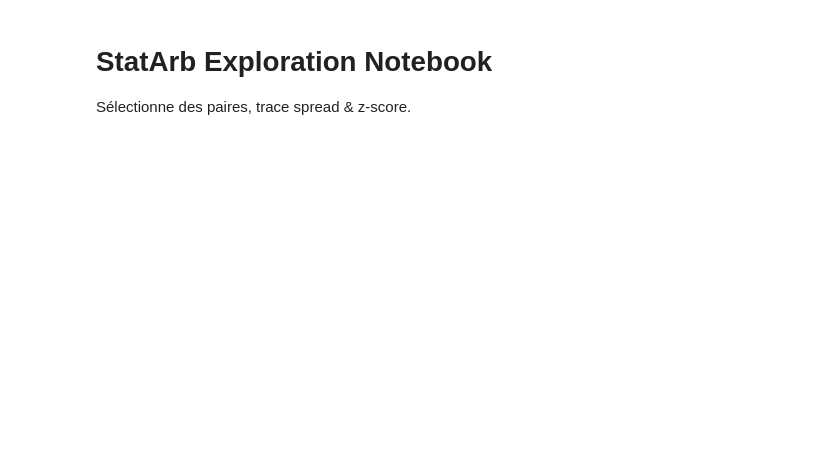
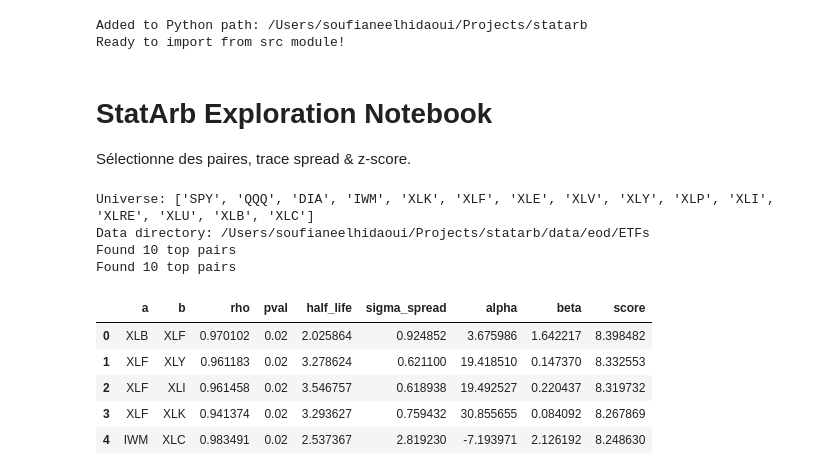
Before and after one commit to soufianeelhidaoui/statarb, a Jupyter notebook: notebooks/exploration.ipynb, the cells around one changed output. Cells and saved outputs as stored; diff of their text form; code cells hidden in the pictures; blank space fills up the shorter version.

```diff
--- a/notebooks/exploration.ipynb
+++ b/notebooks/exploration.ipynb
@@ -1,26 +1,64 @@
+# %%
+# Setup Python path to import from src directory
+import sys
+from pathlib import Path
+
+# Add the project root to Python path
+project_root = Path().absolute().parent
+sys.path.insert(0, str(project_root))
+
+print(f"Added to Python path: {project_root}")
+print("Ready to import from src module!")
+# %% [output]
+Added to Python path: /Users/soufianeelhidaoui/Projects/statarb
+Ready to import from src module!
 # %% [markdown]
 # StatArb Exploration Notebook
 Sélectionne des paires, trace spread & z-score.
 # %%
 from pathlib import Path
 import polars as pl
 import pandas as pd
 import matplotlib.pyplot as plt
 from src.config import load_params
-from src.universe import load_universe
 from src.data import ensure_universe, get_price_series
 from src.pairs import all_pairs_from_universe, score_pairs, select_top_pairs
 from src.stats import spread_series, zscore, ols_hedge_ratio
-params = load_params(); tickers = load_universe(); ensure_universe(params)
-root_dir = Path(params['data']['root_dir'])
+
+# Load config from project root
+config_path = Path().absolute().parent / 'config' / 'params.yaml'
+params = load_params(config_path)
+
+# Extract tickers directly from params instead of using load_universe()
+tickers = params['universe']['tickers']
+print(f"Universe: {tickers}")
+
+ensure_universe(params)
+
+root_dir = Path().absolute().parent / Path(params['data']['root_dir'])
+print(f"Data directory: {root_dir}")
+
 price_map = {}
 for t in tickers:
     dfpl = get_price_series(root_dir, t).select(['date','close']).sort('date')
     price_map[t] = dfpl.to_pandas().set_index('date')
+
 pairs = all_pairs_from_universe(tickers)
 scored = score_pairs(price_map, pairs, params['lookbacks']['corr_days'], params['lookbacks']['coint_days'])
 top = select_top_pairs(scored, params['selection']['min_corr'], params['selection']['max_half_life_days'], params['selection']['pval_coint'], 10)
+print(f"Found {len(top)} top pairs")
 top.head()
+# %% [output]
+Universe: ['SPY', 'QQQ', 'DIA', 'IWM', 'XLK', 'XLF', 'XLE', 'XLV', 'XLY', 'XLP', 'XLI', 'XLRE', 'XLU', 'XLB', 'XLC']
+Data directory: /Users/soufianeelhidaoui/Projects/statarb/data/eod/ETFs
+Found 10 top pairs
+Found 10 top pairs
+|  | a | b | rho | pval | half_life | sigma_spread | alpha | beta | score |
+| 0 | XLB | XLF | 0.970102 | 0.02 | 2.025864 | 0.924852 | 3.675986 | 1.642217 | 8.398482 |
+| 1 | XLF | XLY | 0.961183 | 0.02 | 3.278624 | 0.621100 | 19.418510 | 0.147370 | 8.332553 |
+| 2 | XLF | XLI | 0.961458 | 0.02 | 3.546757 | 0.618938 | 19.492527 | 0.220437 | 8.319732 |
+| 3 | XLF | XLK | 0.941374 | 0.02 | 3.293627 | 0.759432 | 30.855655 | 0.084092 | 8.267869 |
+| 4 | IWM | XLC | 0.983491 | 0.02 | 2.537367 | 2.819230 | -7.193971 | 2.126192 | 8.248630 |
 # %%
 a, b = top.loc[0, 'a'], top.loc[0, 'b']
 dfa = price_map[a]['close']
```
Also changed, not shown: parts of 2 cells of this notebook, 17 other files.
